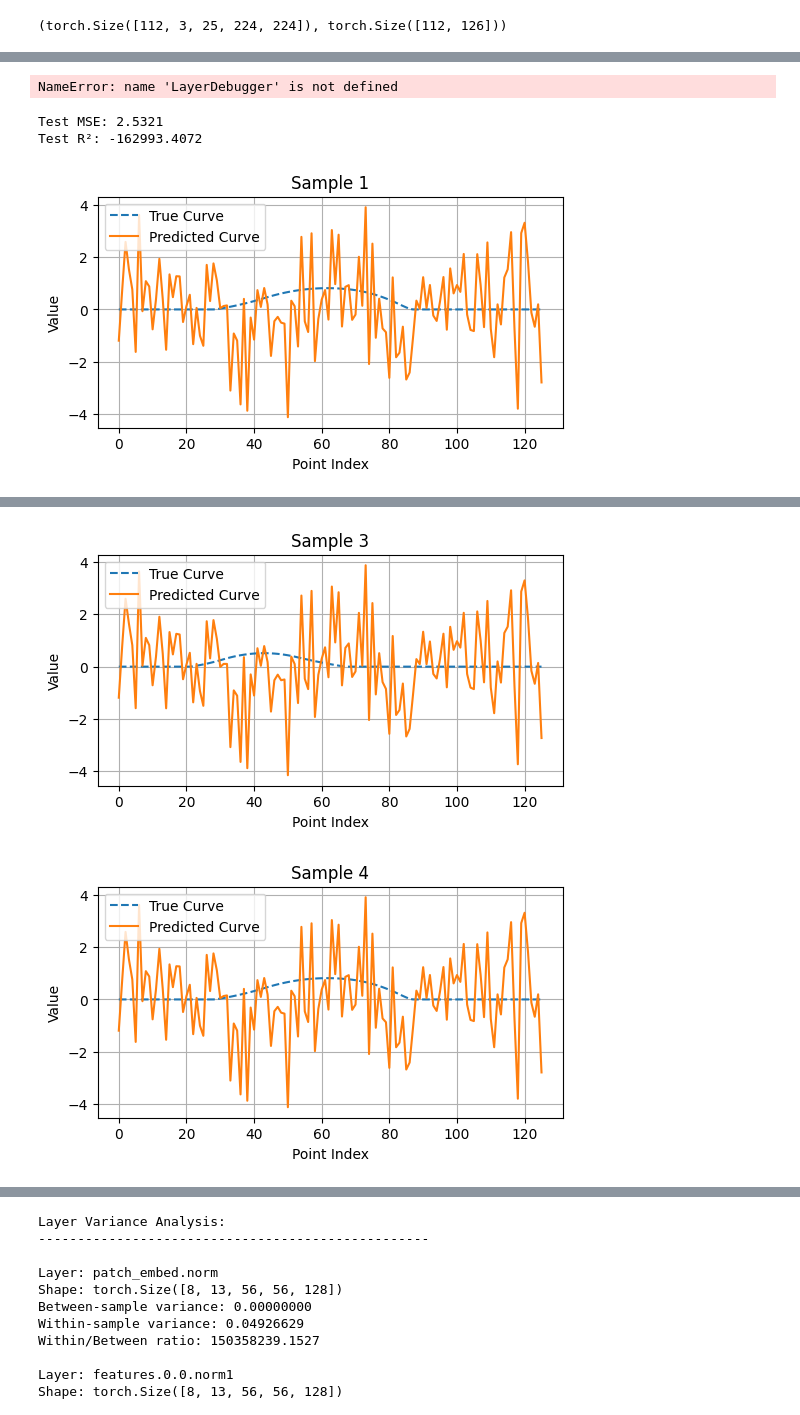
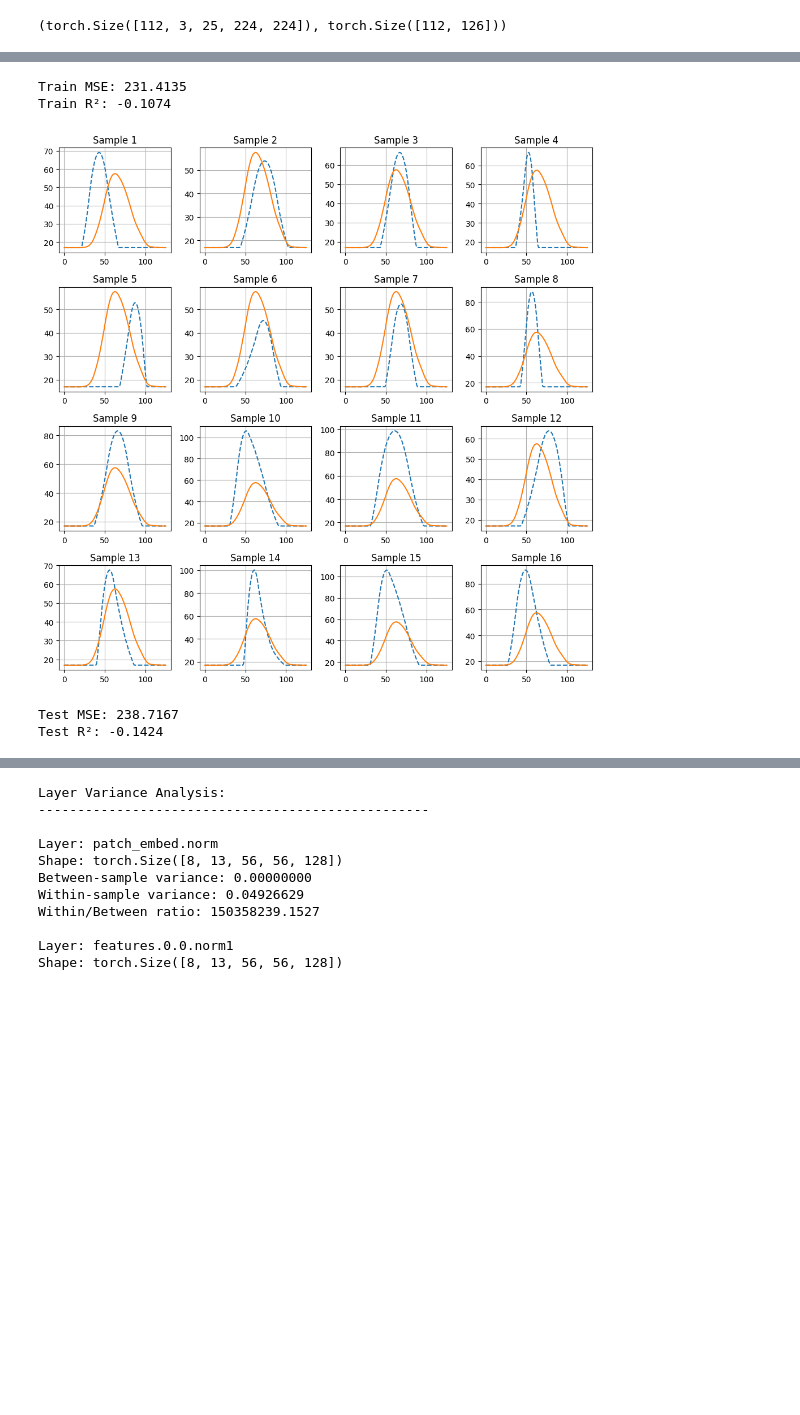
Before and after one commit to nanduruganesh/SwinTransformer, a Jupyter notebook: Ganesh_Experiments/Swin3D.ipynb, the cells around one changed output, grey strips where cells are left out. Saved outputs shown, nothing was run; the diff lists cells and outputs as text; code cells hidden in the pictures; blank space fills up the shorter version.

Commit message:
Cleaned up notebooks

```diff
--- a/Ganesh_Experiments/Swin3D.ipynb
+++ b/Ganesh_Experiments/Swin3D.ipynb
@@ -13,7 +19,7 @@ from sklearn.metrics import r2_score
 # %%
 dirpath = 'Cardiac-Video-Sequence/' # Change to location of this folder on your device
 X = torch.load(dirpath+'X_upscaled_tensor.pt')
-Y = torch.load(dirpath+'Y_normal_tensor.pt')
+Y = torch.load(dirpath+'Y_tensor.pt')
 # %%
 X.shape, Y.shape
 # %% [output]
@@ -178,20 +250,3 @@ Epoch 10/500 loss:  109.1992
 # %%
 # Save weights as a tensor
 torch.save(model.state_dict(), dirpath+'swin3d_weights.pth')
-# %%
-# Use the debugger
-debugger = LayerDebugger(model)
-debugger.register_hooks()
-
-# Get a batch from your dataloader
-batch_videos, batch_targets = next(iter(train_loader))
-batch_videos = batch_videos.to(device)
-
-# Analyze the batch
-with torch.no_grad():
-    _ = debugger.analyze_batch(batch_videos)
-
-# Clean up
-debugger.remove_hooks()
-# %% [output]
-NameError: name 'LayerDebugger' is not defined
@@ -214,6 +260,26 @@ def plot_predictions(predictions, ground_truths, num_samples=5):
 # %%
+def plot_predictions(predictions, ground_truths, num_samples=16, path='fig.png'):
+    num_samples = min(num_samples, len(predictions))
+    indices = torch.randint(0, len(predictions), (num_samples,))  # Randomly select samples
+
+    # Create a 5x5 grid of subplots
+    fig, axes = plt.subplots(4, 4, figsize=(10, 10))
+    axes = axes.flatten()  # Flatten the axes array to make indexing easier
+
+    for i, idx in enumerate(indices):
+        ax = axes[i]  # Get the current subplot axis
+        ax.plot(ground_truths[idx].numpy(), label="True Curve", linestyle='--')
+        ax.plot(predictions[idx].numpy(), label="Predicted Curve", linestyle='-')
+        ax.set_title(f"Sample {i + 1}")
+        ax.grid(True)
+
+    plt.tight_layout()
+    plt.savefig(path)
+    plt.show()
+
+
 # Function to evaluate the model on the test set and compute both MSE and R²
-def evaluate_model_r2(model, test_loader, device):
+def evaluate_model(model, test_loader, device):
     model.eval()  # Set the model to evaluation mode
     total_mse = 0
     predictions = []
@@ -241,17 +307,28 @@ def evaluate_model_r2(model, test_loader, device):
     avg_mse = total_mse / len(test_loader)
 
     # Compute R² score
-    r2 = r2_score(ground_truths.numpy(), predictions.numpy())
+    total_r2 = 0
+    for i in range(len(predictions)):
+        total_r2 += r2_score(predictions[i], ground_truths[i])
+    avg_r2 = total_r2 / len(predictions)
 
-    return avg_mse, r2, predictions, ground_truths
+    return avg_mse, avg_r2, predictions, ground_truths
 # %%
-test_mse, r2, predictions, ground_truths = evaluate_model_r2(model, test_loader, device)
-print(f"Test MSE: {test_mse:.4f}")
+# Generate the plots and eval metrics
+
+mse, r2,  predictions, ground_truths = evaluate_model(model, train_loader, device)
+print(f"Train MSE: {mse:.4f}")
+print(f"Train R²: {r2:.4f}")
+plot_predictions(predictions, ground_truths, path='figs/swin_train.png')
+
+mse, r2,  predictions, ground_truths = evaluate_model(model, test_loader, device)
+print(f"Test MSE: {mse:.4f}")
 print(f"Test R²: {r2:.4f}")
 
-# Plot the predicted vs ground truth curves
-plot_predictions(predictions, ground_truths)
+plot_predictions(predictions, ground_truths, path='figs/swin_test.png')
 # %% [output]
-Test MSE: 2.5321
-Test R²: -162993.4072
+Train MSE: 231.4135
+Train R²: -0.1074
-[figure, old version]
+[figure, new version]
+Test MSE: 238.7167
+Test R²: -0.1424
@@ -259,2 +335,0 @@ Test R²: -162993.4072
-[figure, removed]
-[figure, removed]
```
Also changed, not shown: parts of 21 cells of this notebook, 2 other files.
